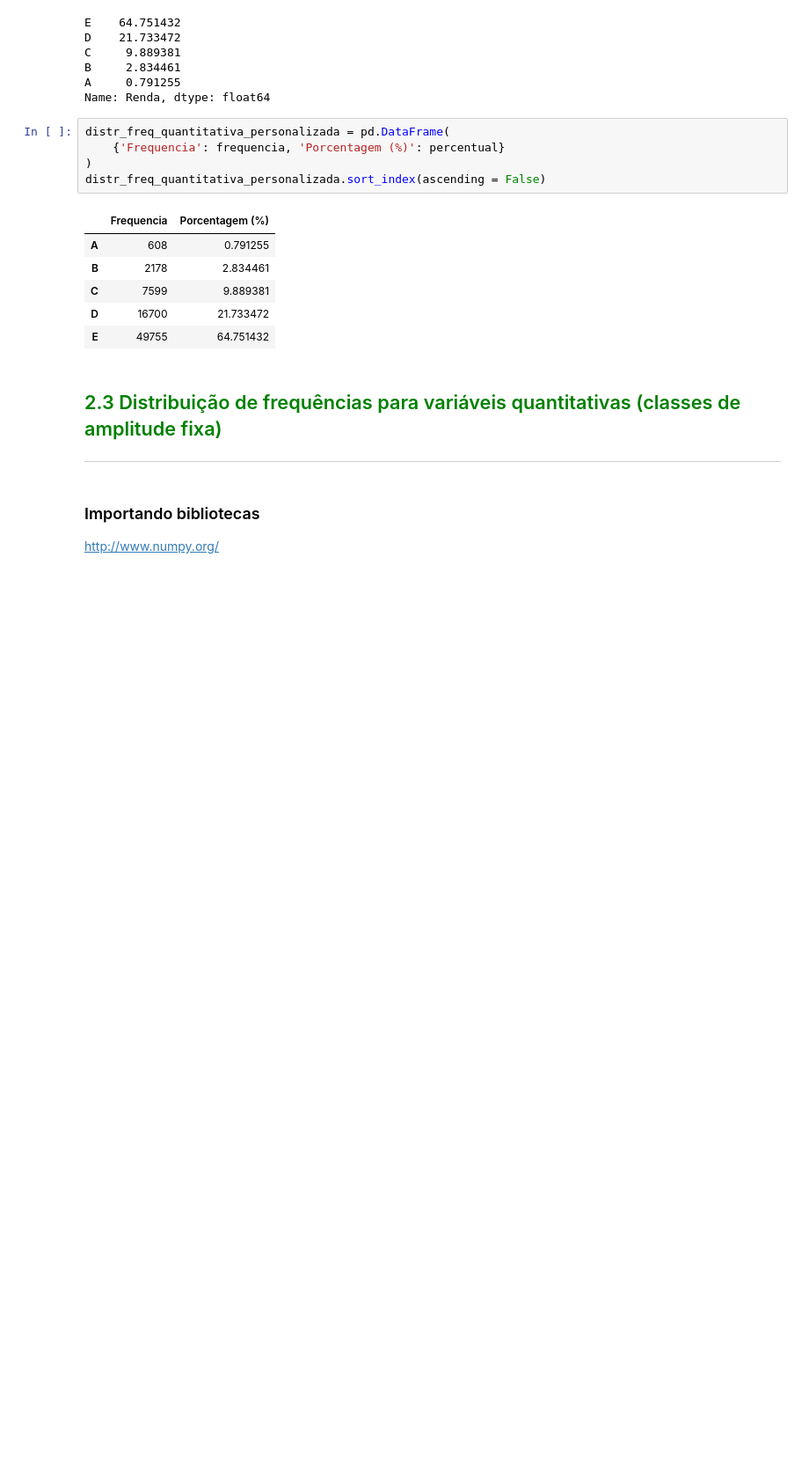
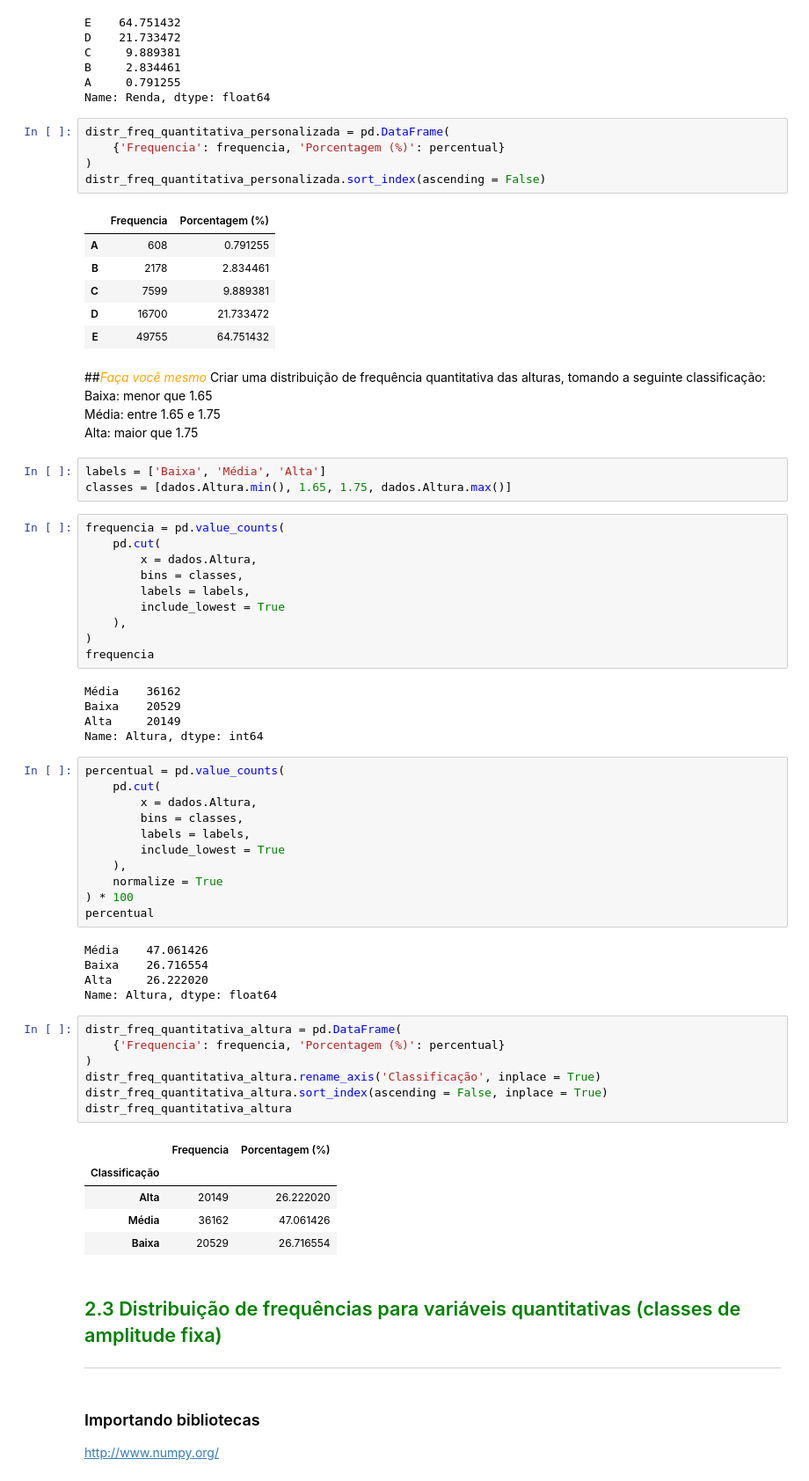
Before and after one commit to nomarine/Estatistica-com-Python, a Jupyter notebook: Curso_de_Estatística_Parte_1.ipynb, the cells around one changed output. Shown at 88% size. Saved outputs shown, nothing was run; the diff lists cells and outputs as text; blank space fills up the shorter version.

```diff
--- a/Curso_de_Estatística_Parte_1.ipynb
+++ b/Curso_de_Estatística_Parte_1.ipynb
@@ -352,6 +352,59 @@ distr_freq_quantitativa_personalizada.sort_index(ascending = False)
 | C | 7599 | 9.889381 |
 | D | 16700 | 21.733472 |
 | E | 49755 | 64.751432 |
+# %% [markdown]
+##<font color=orange>*Faça você mesmo*</font>
+Criar uma distribuição de frequência quantitativa das alturas, tomando a seguinte classificação: <br>
+Baixa: menor que 1.65 <br>
+Média: entre 1.65 e 1.75 <br>
+Alta: maior que 1.75 <br>
+# %%
+labels = ['Baixa', 'Média', 'Alta']
+classes = [dados.Altura.min(), 1.65, 1.75, dados.Altura.max()]
+# %%
+frequencia = pd.value_counts(
+    pd.cut(
+        x = dados.Altura,
+        bins = classes,
+        labels = labels,
+        include_lowest = True
+    ),
+)
+frequencia
+# %% [output]
+Média    36162
+Baixa    20529
+Alta     20149
+Name: Altura, dtype: int64
+# %%
+percentual = pd.value_counts(
+    pd.cut(
+        x = dados.Altura,
+        bins = classes,
+        labels = labels,
+        include_lowest = True
+    ),
+    normalize = True
+) * 100
+percentual
+# %% [output]
+Média    47.061426
+Baixa    26.716554
+Alta     26.222020
+Name: Altura, dtype: float64
+# %%
+distr_freq_quantitativa_altura = pd.DataFrame(
+    {'Frequencia': frequencia, 'Porcentagem (%)': percentual}
+)
+distr_freq_quantitativa_altura.rename_axis('Classificação', inplace = True)
+distr_freq_quantitativa_altura.sort_index(ascending = False, inplace = True)
+distr_freq_quantitativa_altura
+# %% [output]
+|  | Frequencia | Porcentagem (%) |
+| Classificação |  |  |
+| Alta | 20149 | 26.222020 |
+| Média | 36162 | 47.061426 |
+| Baixa | 20529 | 26.716554 |
 # %% [markdown]
 ## <font color=green>2.3 Distribuição de frequências para variáveis quantitativas (classes de amplitude fixa)</font>
 ***
```
Also changed, not shown: parts of 2 cells of this notebook.
